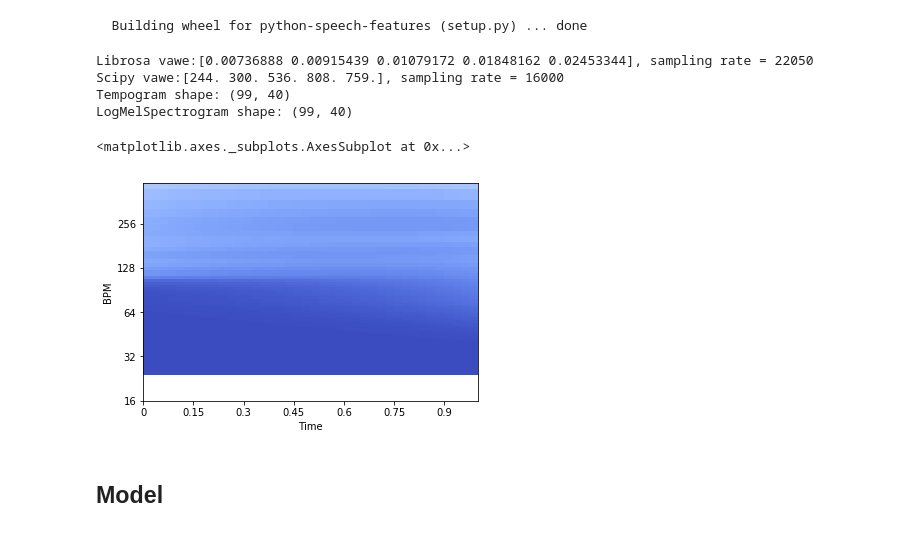
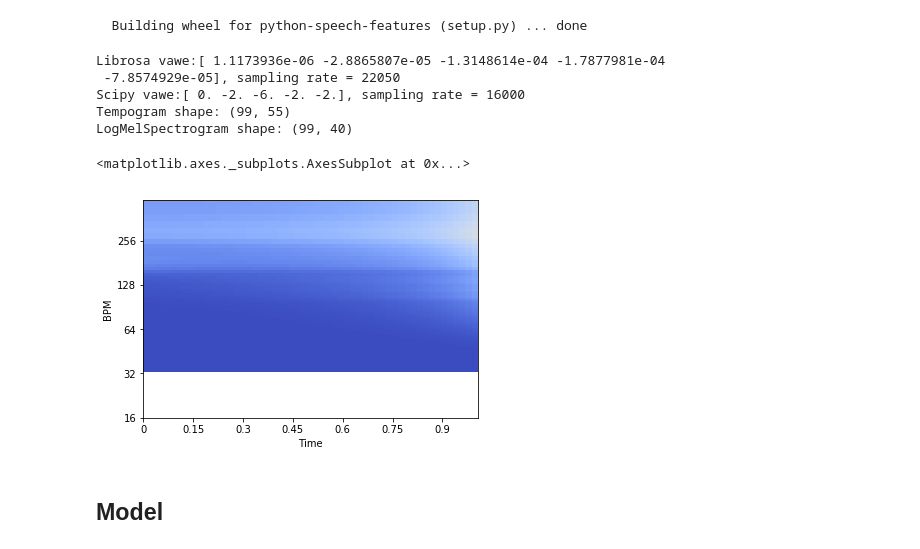
Before and after one commit to Mmiglio/SpeechRecognition, a Jupyter notebook: notebooks/Audio_features.ipynb, the cells around one changed output. Drawn from its saved outputs; the diff is of its cells as text; code cells hidden in the pictures.

Commit message:
working example of cnn with tempograms

```diff
--- a/notebooks/Audio_features.ipynb
+++ b/notebooks/Audio_features.ipynb
@@ -96,24 +96,26 @@ test_data, test_steps = getDatasetRhythm(
 # %%
 from trainingUtils import _loadLibrosa, _loadWavs, _rhythm, _logMelFilterbank
 from librosa.display import specshow
 
-vaweLibrosa, sr = _loadLibrosa(testDF.files[0])
-vaweScipy = _loadWavs(testDF.files[0])
-print('Librosa vawe:{}, sampling rate = {}'.format(vaweLibrosa[:5], len(vaweLibrosa)))
+
+vaweLibrosa, sr = _loadLibrosa(trainDF.files[0])
+vaweScipy = _loadWavs(trainDF.files[0])
+print('Librosa vawe:{}, sampling rate = {}'.format(vaweLibrosa[:5], sr))
 print('Scipy vawe:{}, sampling rate = {}'.format(vaweScipy[:5], len(vaweScipy)))
-fbankrhythm = _rhythm(vaweLibrosa, sr, 552)
+fbankrhythm = _rhythm(vaweLibrosa, sr, 404)
 fbanklogmel = _logMelFilterbank(vaweScipy, 40)
 print('Tempogram shape: ({}, {})'.format(len(fbankrhythm), len(fbankrhythm[0])))
 print('LogMelSpectrogram shape: ({}, {})'.format(len(fbanklogmel), len(fbanklogmel[0])))
 
-specshow(fbankrhythm, sr=sr, hop_length=552, x_axis='time', y_axis='tempo')
+specshow(fbankrhythm, sr=sr, hop_length=404, x_axis='time', y_axis='tempo')
 # %% [output]
-Librosa vawe:[0.00736888 0.00915439 0.01079172 0.01848162 0.02453344], sampling rate = 22050
-Scipy vawe:[244. 300. 536. 808. 759.], sampling rate = 16000
-Tempogram shape: (99, 40)
+Librosa vawe:[ 1.1173936e-06 -2.8865807e-05 -1.3148614e-04 -1.7877981e-04
+ -7.8574929e-05], sampling rate = 22050
+Scipy vawe:[ 0. -2. -6. -2. -2.], sampling rate = 16000
+Tempogram shape: (99, 55)
 LogMelSpectrogram shape: (99, 40)
 <matplotlib.axes._subplots.AxesSubplot at 0x...>
-[figure, old version]
+[figure, new version]
 # %% [markdown]
 ## Model
 # %%
```
Also changed, not shown: parts of 10 cells of this notebook.
